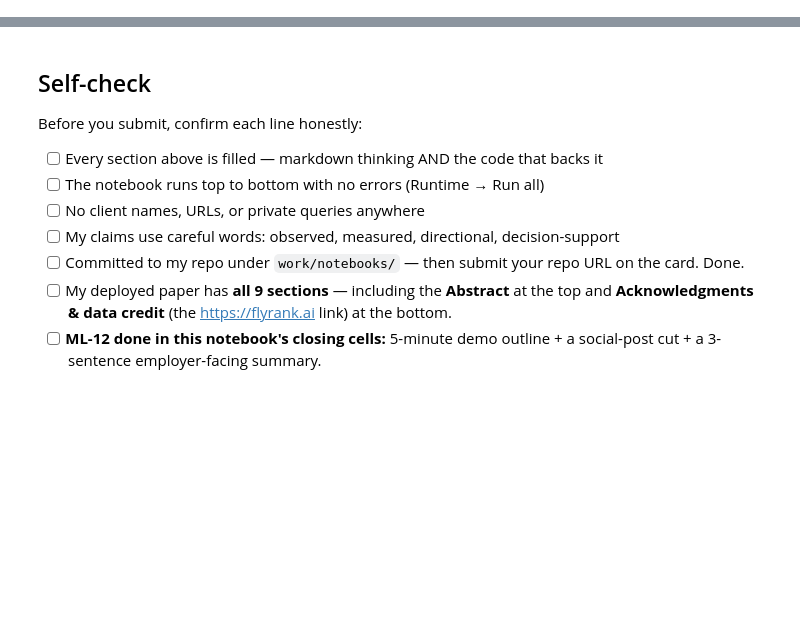
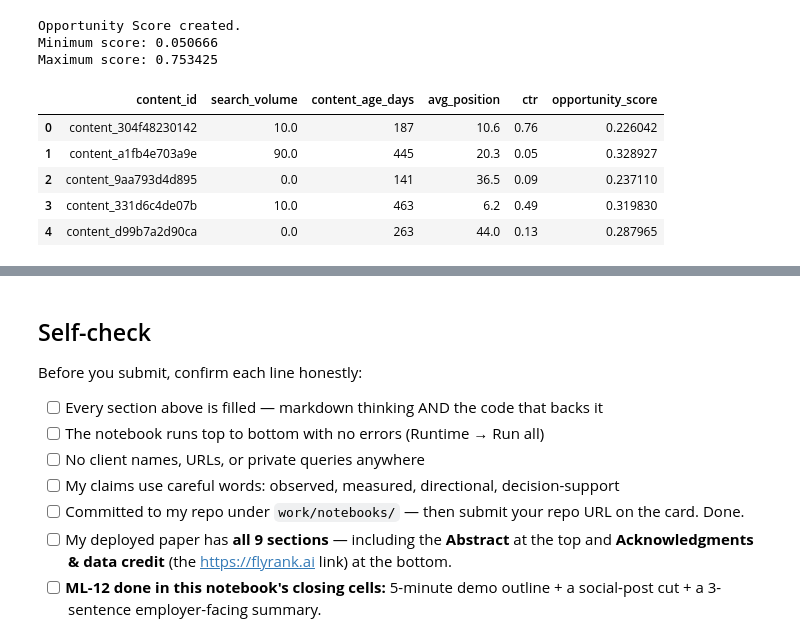
Before and after one commit to HashamHassan-01/flyrank-ml-internship-hasham, a Jupyter notebook: work/notebooks/capstone.ipynb, the cells around one changed output, grey strips where cells are left out. Cells and saved outputs as stored; diff of their text form; code cells hidden in the pictures; blank space fills up the shorter version.

```diff
--- a/work/notebooks/capstone.ipynb
+++ b/work/notebooks/capstone.ipynb
@@ -36,0 +245,61 @@ This skeleton is yours to fill. Work the sections **in order** — each one has
+# %%
+# Create the rule-based Opportunity Score used in ML-08.
+
+volume_score = (
+    model_df["search_volume"] /
+    model_df["search_volume"].max()
+)
+
+age_score = (
+    model_df["content_age_days"] /
+    model_df["content_age_days"].max()
+)
+
+rank_score = (
+    model_df["avg_position"] /
+    model_df["avg_position"].max()
+)
+
+ctr_score = (
+    1 -
+    model_df["ctr"] /
+    model_df["ctr"].max()
+)
+
+model_df["opportunity_score"] = (
+    0.40 * volume_score +
+    0.25 * rank_score +
+    0.20 * age_score +
+    0.15 * ctr_score
+)
+
+print("Opportunity Score created.")
+print(
+    f"Minimum score: {model_df['opportunity_score'].min():.6f}"
+)
+print(
+    f"Maximum score: {model_df['opportunity_score'].max():.6f}"
+)
+
+display(
+    model_df[
+        [
+            "content_id",
+            "search_volume",
+            "content_age_days",
+            "avg_position",
+            "ctr",
+            "opportunity_score"
+        ]
+    ].head()
+)
+# %% [output]
+Opportunity Score created.
+Minimum score: 0.050666
+Maximum score: 0.753425
+|  | content_id | search_volume | content_age_days | avg_position | ctr | opportunity_score |
+| 0 | content_304f48230142 | 10.0 | 187 | 10.6 | 0.76 | 0.226042 |
+| 1 | content_a1fb4e703a9e | 90.0 | 445 | 20.3 | 0.05 | 0.328927 |
+| 2 | content_9aa793d4d895 | 0.0 | 141 | 36.5 | 0.09 | 0.237110 |
+| 3 | content_331d6c4de07b | 10.0 | 463 | 6.2 | 0.49 | 0.319830 |
+| 4 | content_d99b7a2d90ca | 0.0 | 263 | 44.0 | 0.13 | 0.287965 |
```
Also changed, not shown: parts of 32 cells of this notebook.
